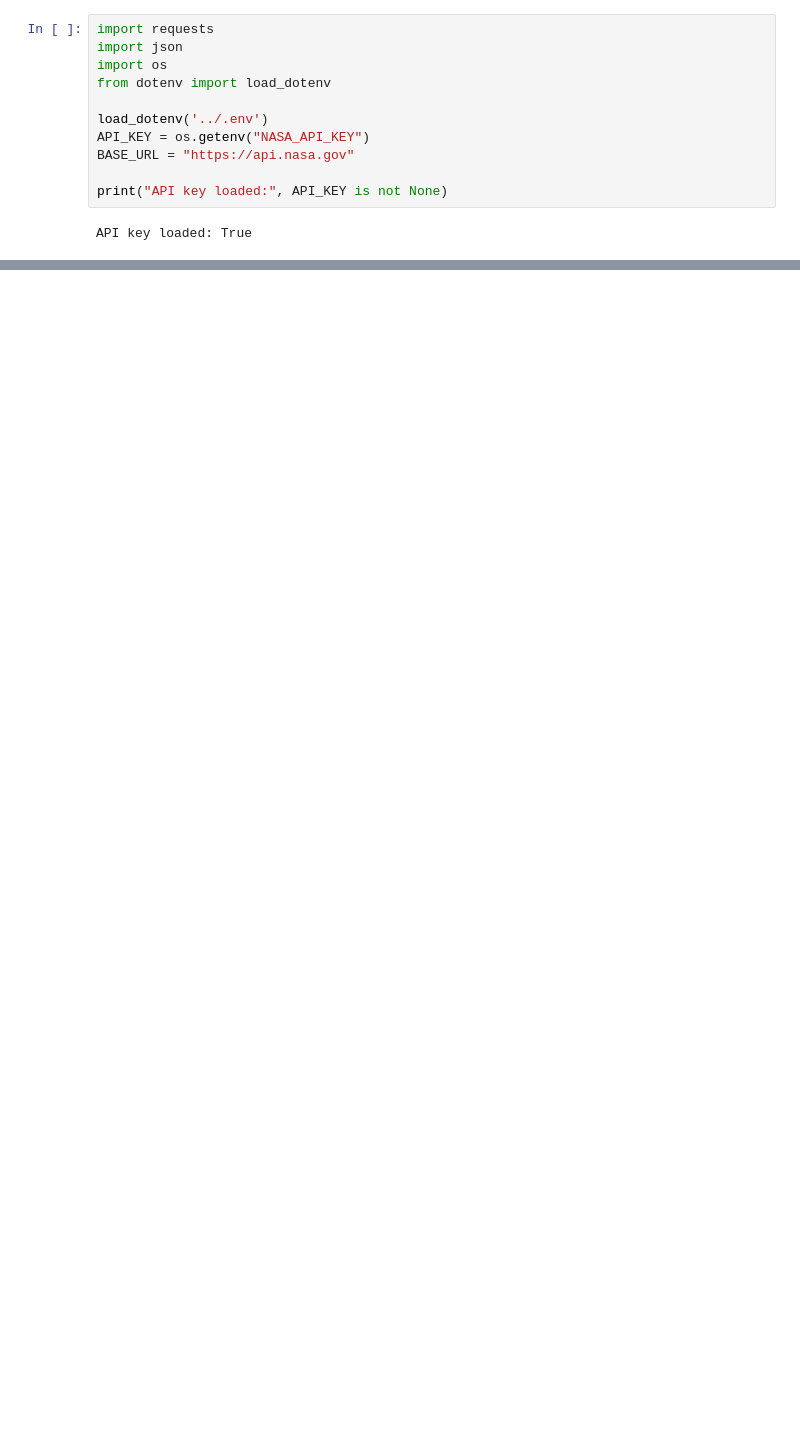
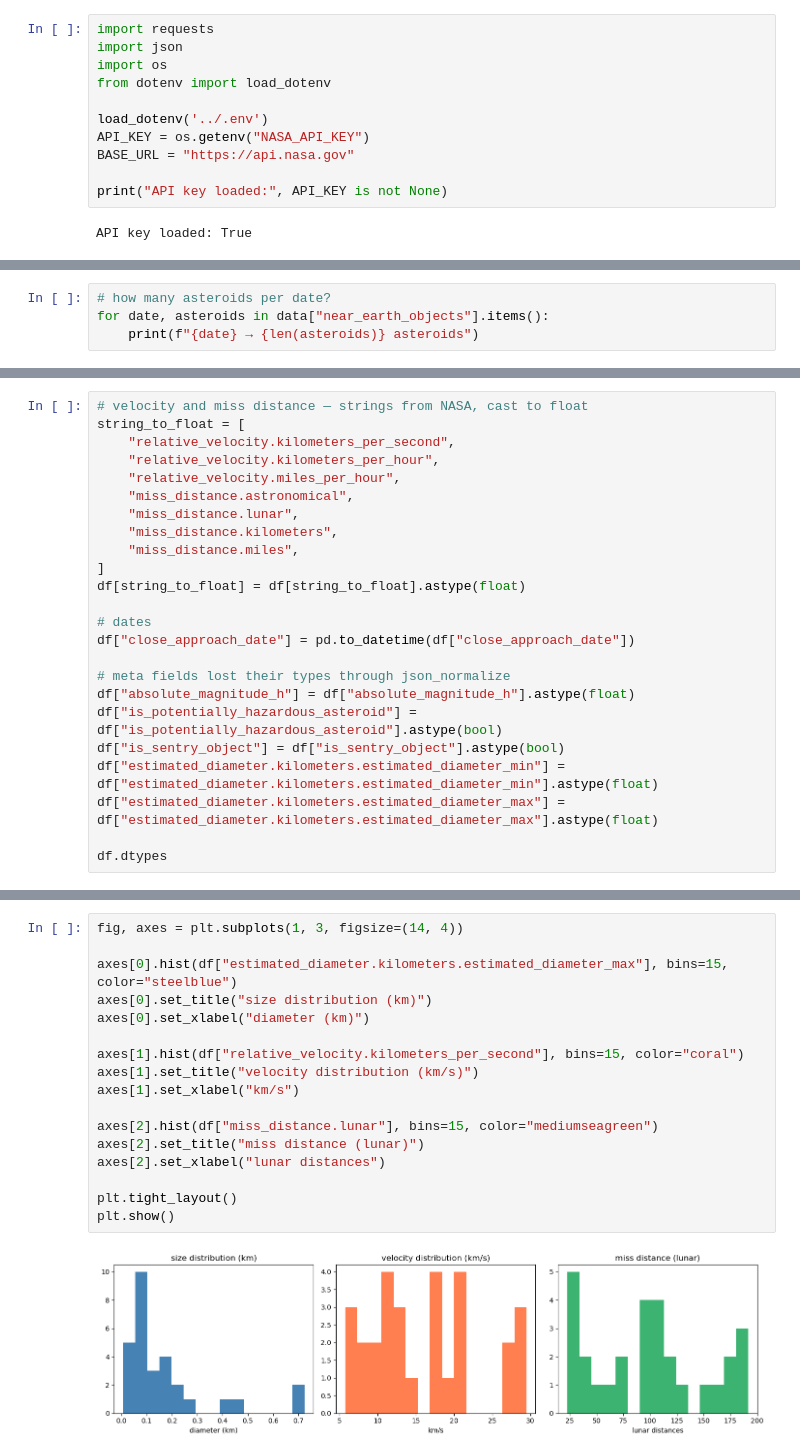
Before and after one commit to cvhuynh1777/nasa-data-lakehouse, a Jupyter notebook: notebooks/neo/01_neo_discovery.ipynb, the cells around one changed output, grey strips where cells are left out. Drawn from its saved outputs; the diff is of its cells as text; blank space fills up the shorter version.

```diff
--- a/notebooks/neo/01_neo_discovery.ipynb
+++ b/notebooks/neo/01_neo_discovery.ipynb
@@ -48,0 +85,4 @@ NameError: name 'first_asteroid' is not defined
+# %%
+# how many asteroids per date?
+for date, asteroids in data["near_earth_objects"].items():
+    print(f"{date} → {len(asteroids)} asteroids")
@@ -48,0 +248,24 @@ NameError: name 'first_asteroid' is not defined
+# %%
+# velocity and miss distance — strings from NASA, cast to float
+string_to_float = [
+    "relative_velocity.kilometers_per_second",
+    "relative_velocity.kilometers_per_hour",
+    "relative_velocity.miles_per_hour",
+    "miss_distance.astronomical",
+    "miss_distance.lunar",
+    "miss_distance.kilometers",
+    "miss_distance.miles",
+]
+df[string_to_float] = df[string_to_float].astype(float)
+
+# dates
+df["close_approach_date"] = pd.to_datetime(df["close_approach_date"])
+
+# meta fields lost their types through json_normalize
+df["absolute_magnitude_h"] = df["absolute_magnitude_h"].astype(float)
+df["is_potentially_hazardous_asteroid"] = df["is_potentially_hazardous_asteroid"].astype(bool)
+df["is_sentry_object"] = df["is_sentry_object"].astype(bool)
+df["estimated_diameter.kilometers.estimated_diameter_min"] = df["estimated_diameter.kilometers.estimated_diameter_min"].astype(float)
+df["estimated_diameter.kilometers.estimated_diameter_max"] = df["estimated_diameter.kilometers.estimated_diameter_max"].astype(float)
+
+df.dtypes
@@ -48,0 +339,19 @@ NameError: name 'first_asteroid' is not defined
+# %%
+fig, axes = plt.subplots(1, 3, figsize=(14, 4))
+
+axes[0].hist(df["estimated_diameter.kilometers.estimated_diameter_max"], bins=15, color="steelblue")
+axes[0].set_title("size distribution (km)")
+axes[0].set_xlabel("diameter (km)")
+
+axes[1].hist(df["relative_velocity.kilometers_per_second"], bins=15, color="coral")
+axes[1].set_title("velocity distribution (km/s)")
+axes[1].set_xlabel("km/s")
+
+axes[2].hist(df["miss_distance.lunar"], bins=15, color="mediumseagreen")
+axes[2].set_title("miss distance (lunar)")
+axes[2].set_xlabel("lunar distances")
+
+plt.tight_layout()
+plt.show()
+# %% [output]
+[figure, added]
```
Also changed, not shown: parts of 28 cells of this notebook, 5 other files.
